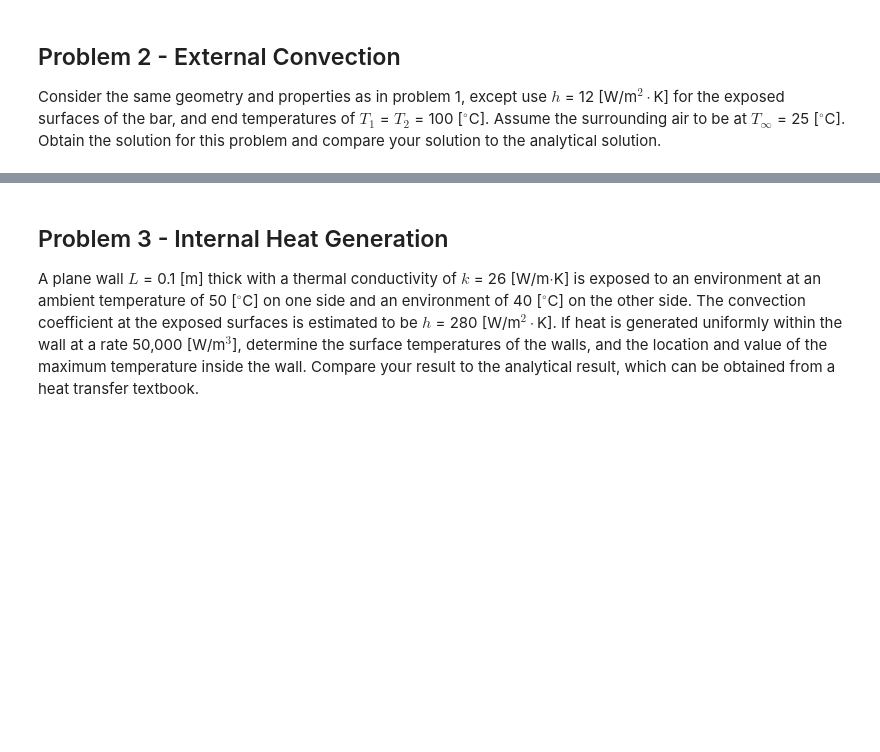
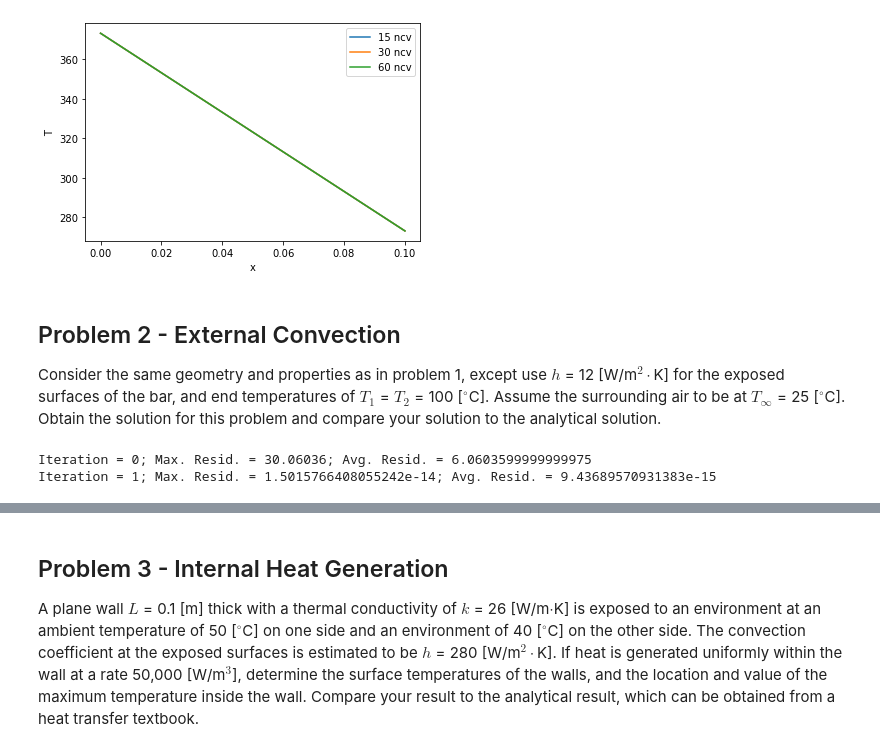
Before and after one commit to vflores4/Assignment1_VF, a Jupyter notebook: Assignment1_VF_New.ipynb, the cells around one changed output, grey strips where cells are left out. Saved outputs shown, nothing was run; the diff lists cells and outputs as text; code cells hidden in the pictures; blank space fills up the shorter version.

```diff
--- a/Assignment1_VF_New.ipynb
+++ b/Assignment1_VF_New.ipynb
@@ -537,3 +563,20 @@ plt.show()
+# %%
+%matplotlib inline
+import matplotlib.pyplot as plt
+
+fig1, ax = plt.subplots()
+
+ax.plot(grid1_xP, T_solns_1[-1], label="15 ncv")
+ax.plot(grid2_xP, T_solns_2[-1], label="30 ncv")
+ax.plot(grid3_xP, T_solns_3[-1], label="60 ncv")
+
+
+ax.set_xlabel("x")
+ax.set_ylabel("T")
+ax.legend()
+plt.show()
+# %% [output]
+[figure, added]
 # %% [markdown]
 ## Problem 2 - External Convection
 
@@ -567,6 +610,8 @@ class SurfaceConvectionModel:
 
         return coeffs
 # %%
+#Problem 2 for a number of control values of 15
+
 import numpy as np
 from numpy.linalg import norm
 
@@ -574,7 +619,7 @@ from numpy.linalg import norm
 lx = 0.1
 ly = 0.005
 lz = 0.005
-ncv = 15
+ncv = 10
 grid = Grid(lx, ly, lz, ncv)
 
 # Set the maximum number of iterations and convergence criterion
@@ -638,6 +683,9 @@ for i in range(maxIter):
 
     # Store the solution
     T_solns.append(np.copy(T))
+# %% [output]
+Iteration = 0; Max. Resid. = 30.06036; Avg. Resid. = 6.0603599999999975
+Iteration = 1; Max. Resid. = 1.5015766408055242e-14; Avg. Resid. = 9.43689570931383e-15
 # %%
 %matplotlib inline
 import matplotlib.pyplot as plt
```
Also changed, not shown: parts of 26 cells of this notebook.
